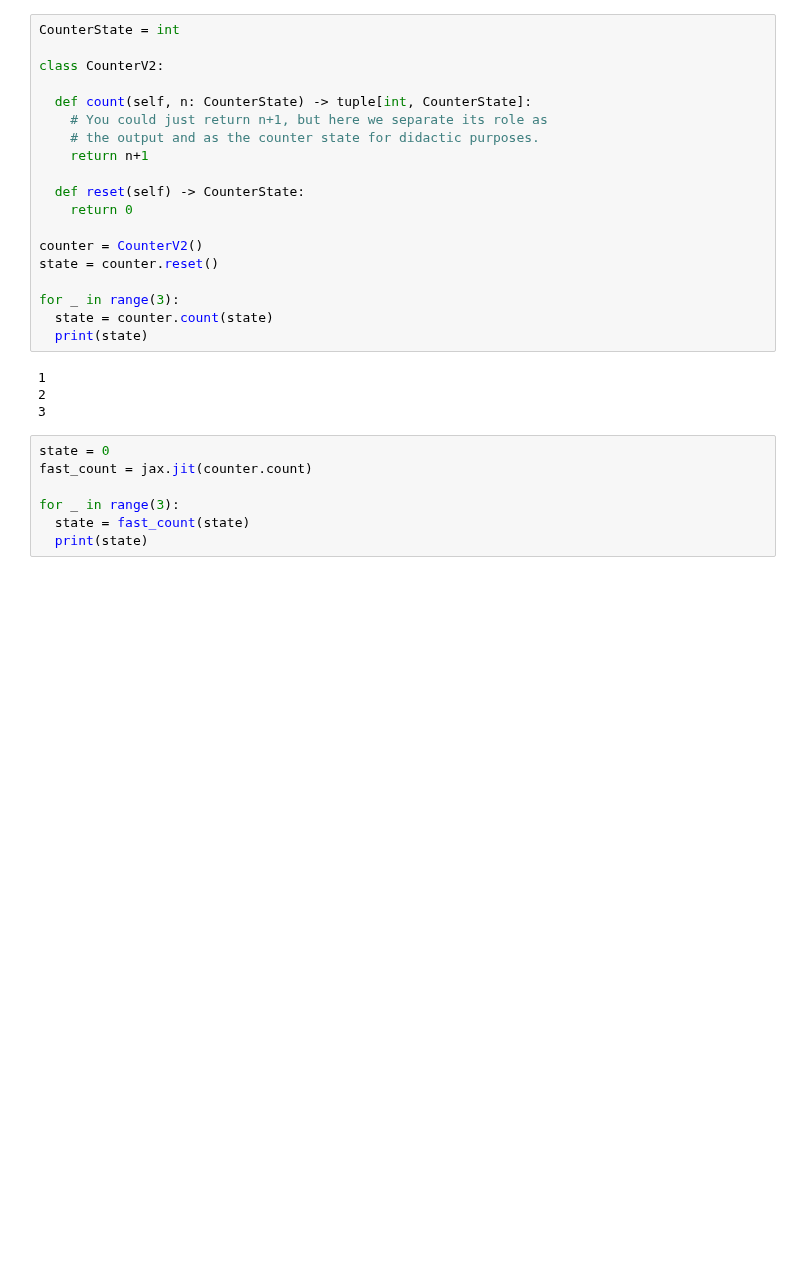
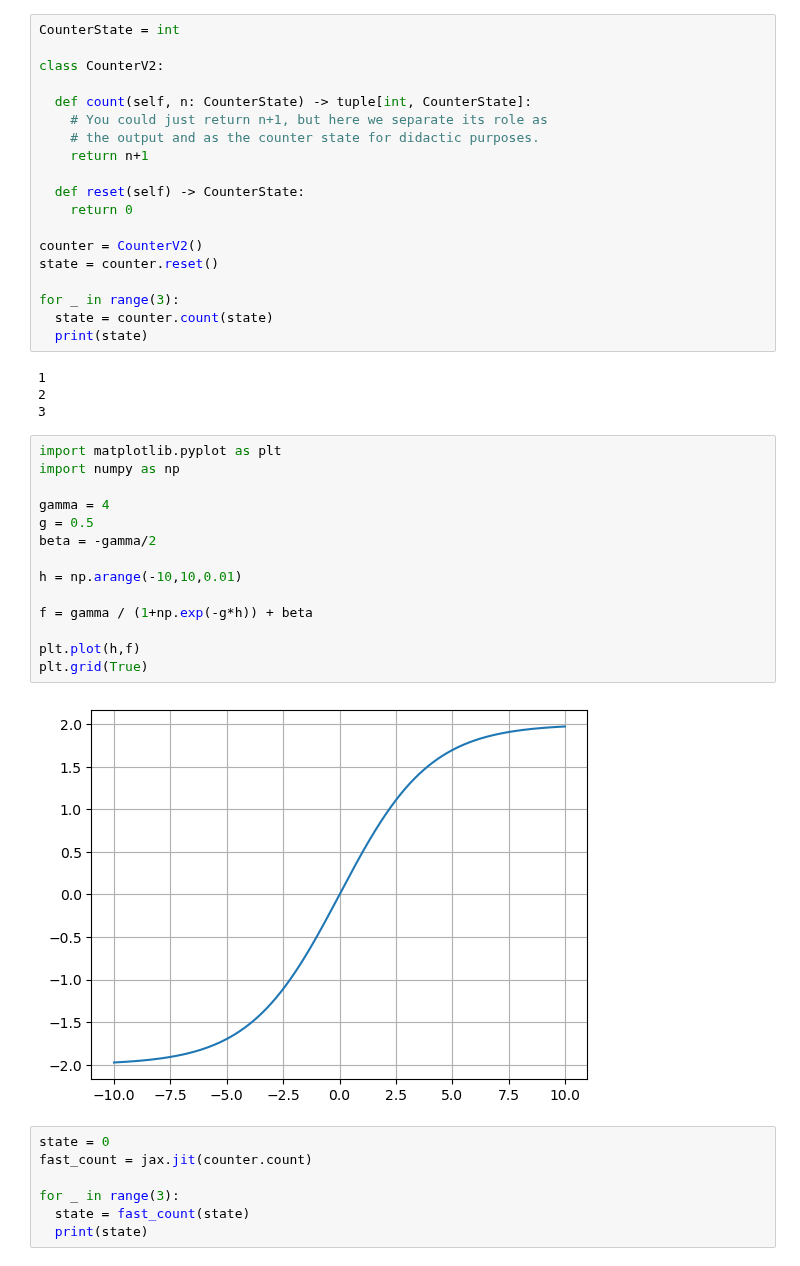
Before and after one commit to pietromalagoli/NeuronEvolution, a Jupyter notebook: main/prova.ipynb, the cells around one changed output. Drawn from its saved outputs; the diff is of its cells as text; blank space fills up the shorter version.

```diff
--- a/main/prova.ipynb
+++ b/main/prova.ipynb
@@ -24,6 +24,22 @@ for _ in range(3):
 1
 2
 3
+# %%
+import matplotlib.pyplot as plt
+import numpy as np
+
+gamma = 4
+g = 0.5
+beta = -gamma/2
+
+h = np.arange(-10,10,0.01)
+
+f = gamma / (1+np.exp(-g*h)) + beta
+
+plt.plot(h,f)
+plt.grid(True)
+# %% [output]
+[figure, added]
 # %%
 state = 0
 fast_count = jax.jit(counter.count)
```
Also changed, not shown: 5 other files.
